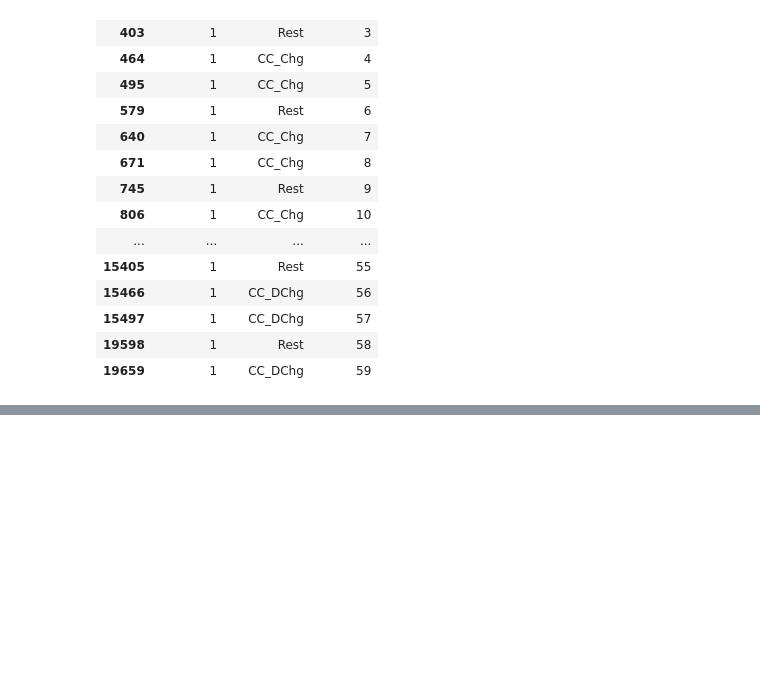
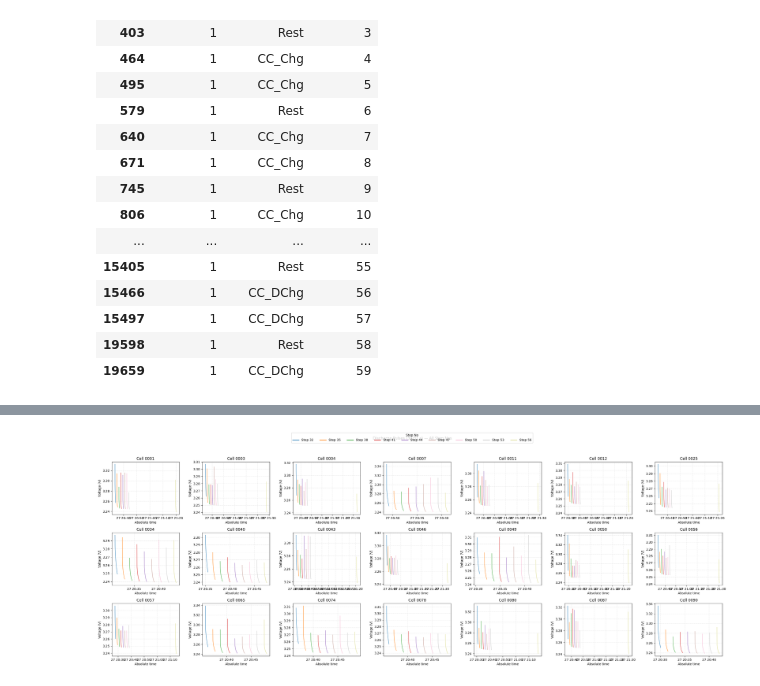
Before and after one commit to VKC-Turno/peak-power-test, a Jupyter notebook: sanity_checks.ipynb, the cells around one changed output, grey strips where cells are left out. Cells and saved outputs as stored; diff of their text form; code cells hidden in the pictures; blank space fills up the shorter version.

```diff
--- a/sanity_checks.ipynb
+++ b/sanity_checks.ipynb
@@ -131,0 +190,74 @@ Name: count, dtype: int64
+# %%
+import math
+import re
+from pathlib import Path
+
+import matplotlib.pyplot as plt
+import numpy as np
+import pandas as pd
+
+DATA_DIR = Path("/home/kcv/Desktop/peak_power_test/post_processing/data")
+
+def cell_id(name: str) -> str:
+    match = re.search(r"_(\d{4})(?:_0_100)?$", name)
+    return match.group(1) if match else name
+
+cell_traces = []
+all_steps = set()
+
+for csv_path in sorted(DATA_DIR.glob("*.csv")):
+    if csv_path.name == "eda_summary.csv":
+        continue
+
+    df = pd.read_csv(csv_path)
+    df["Absolute time"] = pd.to_datetime(df["Absolute time"], errors="coerce")
+    df = df.dropna(subset=["Absolute time"])
+    df = df[df["duration"].round().isin([29, 30, 31])]
+    subset = df[df["Step name"].str.contains("DChg", case=False)]
+    if subset.empty:
+        continue
+
+    cell_traces.append((cell_id(csv_path.stem), subset))
+    all_steps.update(subset["Step No"].unique())
+
+if not cell_traces:
+    raise ValueError("No discharge pulses with 30/31 s duration found.")
+
+all_steps = sorted(all_steps)
+colors = plt.colormaps["tab20"](np.linspace(0, 1, len(all_steps), endpoint=False))
+global_palette = dict(zip(all_steps, colors))
+
+n_cells = len(cell_traces)
+n_rows = 3
+n_cols = math.ceil(n_cells / n_rows)
+
+fig, axes = plt.subplots(n_rows, n_cols, figsize=(4 * n_cols, 3.5 * n_rows))
+axes = np.array(axes).reshape(n_rows, n_cols)
+
+for ax in axes.flat[n_cells:]:
+    ax.remove()
+
+for (cid, subset), ax in zip(cell_traces, axes.flatten()):
+    for step_no, group in subset.groupby("Step No"):
+        ax.plot(
+            group["Absolute time"],
+            group["volt(V)"],
+            label=f"Step {step_no}",
+            color=global_palette.get(step_no, "black"),
+            linewidth=1,
+        )
+    ax.set_title(f"Cell {cid}")
+    ax.set_xlabel("Absolute time")
+    ax.set_ylabel("Voltage (V)")
+    ax.grid(alpha=0.3, linestyle="--")
+
+handles = [
+    plt.Line2D([0], [0], color=global_palette[step], lw=2, label=f"Step {step}")
+    for step in all_steps
+]
+fig.legend(handles=handles, title="Step No", loc="upper center", ncol=min(len(all_steps), 10))
+fig.suptitle("Discharge Pulses (30/31 s) — All Step Nos")
+plt.tight_layout(rect=[0, 0, 1, 0.94])
+plt.show()
+# %% [output]
+[figure, added]
```
Also changed, not shown: parts of 10 cells of this notebook, 15 other files.
